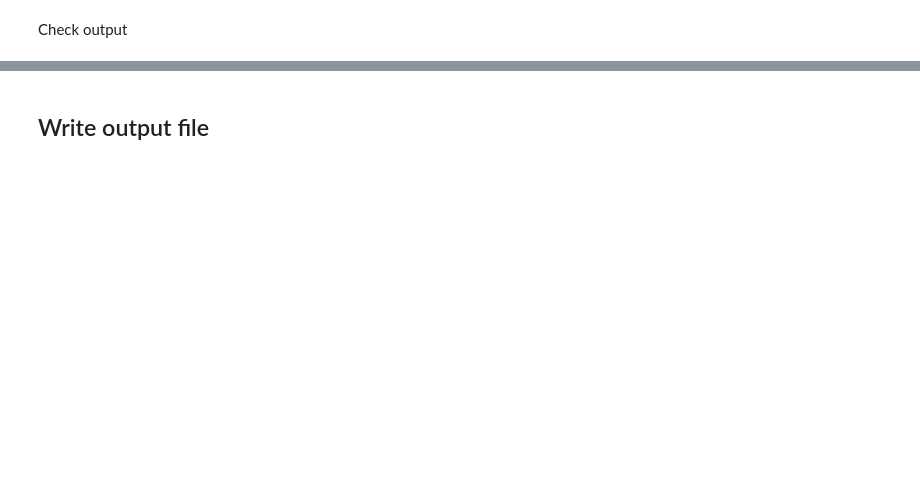
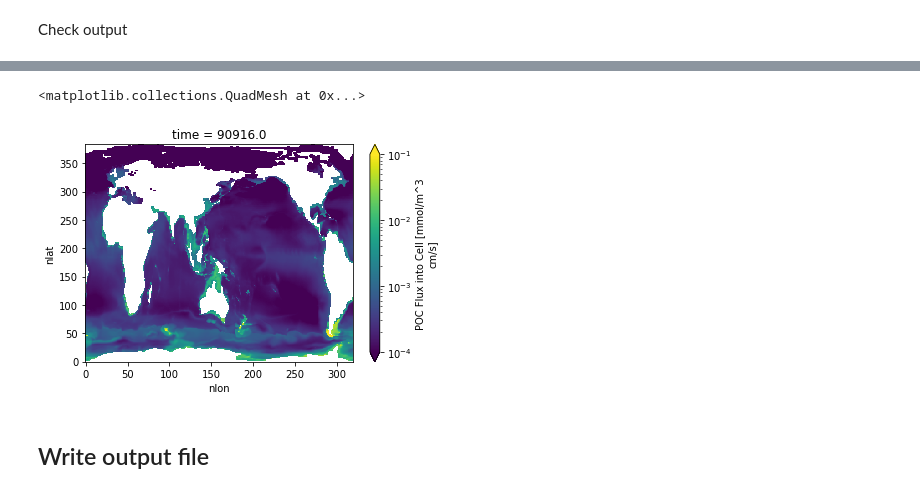
Before and after one commit to kristenkrumhardt/fish-offline, a Jupyter notebook: notebooks/proc-cesm-dple-fields.ipynb, the cells around one changed output, grey strips where cells are left out. Drawn from its saved outputs; the diff is of its cells as text; code cells hidden in the pictures; blank space fills up the shorter version.

```diff
--- a/notebooks/proc-cesm-dple-fields.ipynb
+++ b/notebooks/proc-cesm-dple-fields.ipynb
@@ -259,5 +301,8 @@ Check output
 # %%
-# dso.POC_FLUX_IN_bottom.isel(time=0).plot(norm=colors.LogNorm(vmin=1e-4, vmax=0.1))
+dso.POC_FLUX_IN_bottom.isel(time=0).plot(norm=colors.LogNorm(vmin=1e-4, vmax=0.1))
+# %% [output]
+<matplotlib.collections.QuadMesh at 0x...>
+[figure, added]
 # %% [markdown]
 ## Write output file
 # %%
```
Also changed, not shown: parts of 12 cells of this notebook, 8 other files.
